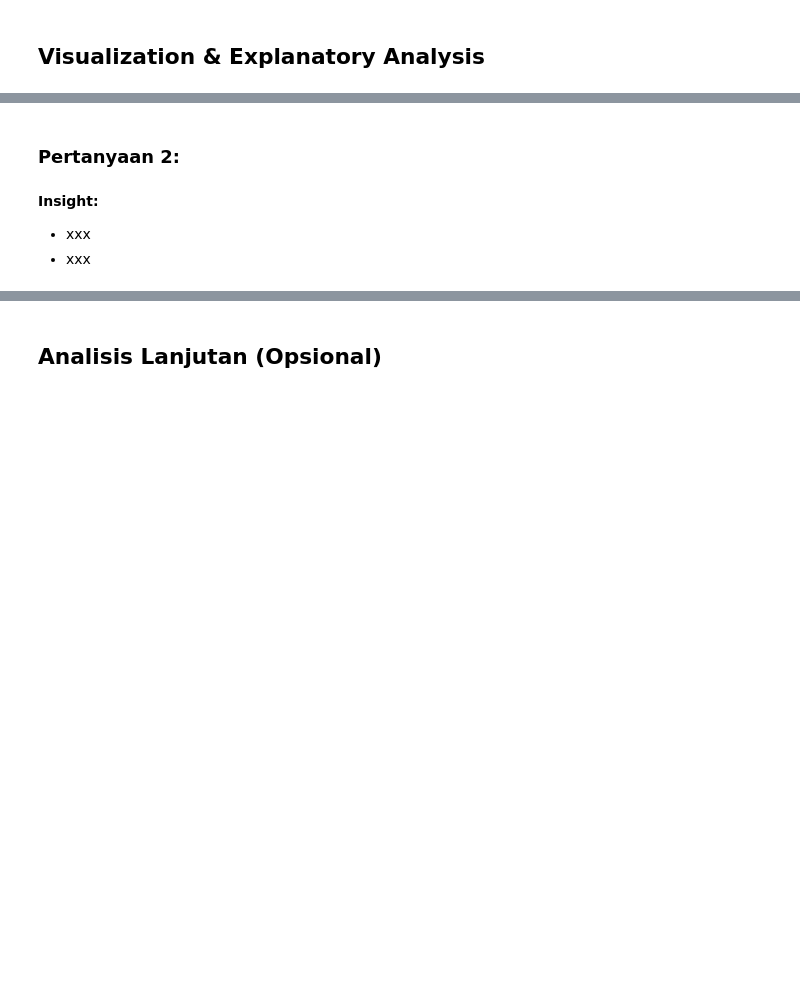
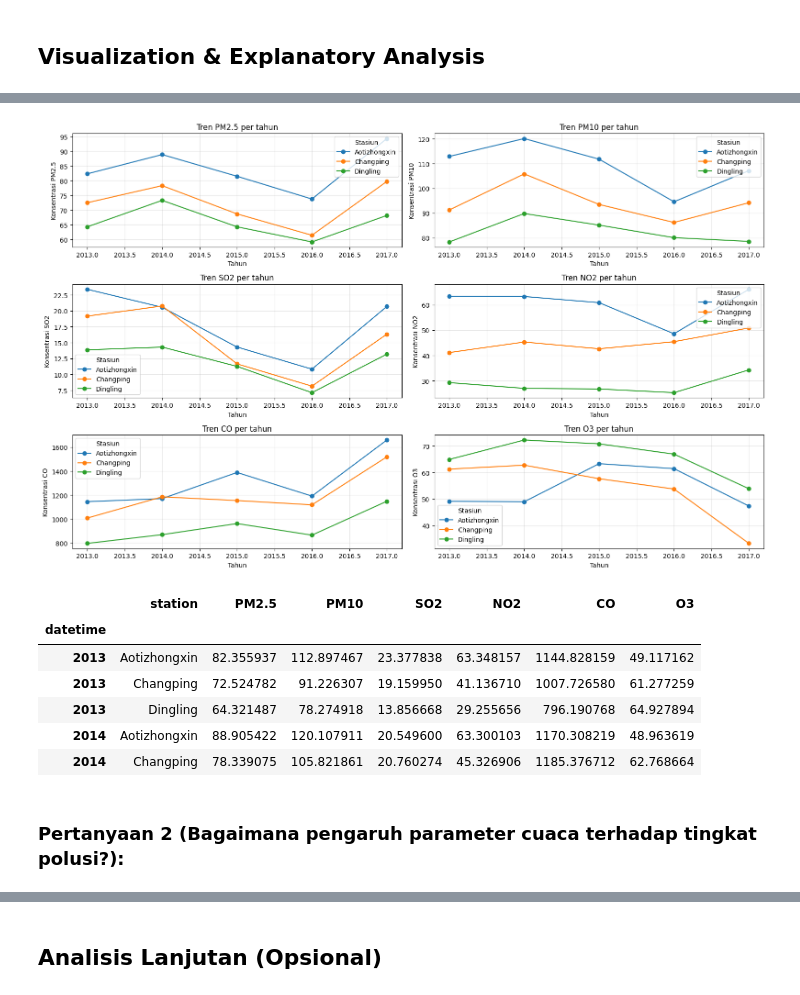
Before and after one commit to LuciferLovesMe/submission-data-analysis, a Jupyter notebook: Proyek_Analisis_Data.ipynb, the cells around one changed output, grey strips where cells are left out. Saved outputs shown, nothing was run; the diff lists cells and outputs as text; code cells hidden in the pictures; blank space fills up the shorter version.

Commit message:
feat/visualization: create visualization & binning data

```diff
--- a/Proyek_Analisis_Data.ipynb
+++ b/Proyek_Analisis_Data.ipynb
@@ -442,0 +437,3 @@ Jumlah duplikasi data pada dataframe Dingling:  0
+# %%
+# Menggabungkan ketiga dataframe
+all_df = pd.concat([aotizhongxin_df, changping_df, dingling_df], axis=0, ignore_index=True)
@@ -446,0 +511,9 @@ Jumlah duplikasi data pada dataframe Dingling:  0
+# %%
+# Menentukan Tren air quality berdasarkan tingkat polutan
+
+# Mencari nilai rata-rata dari semua polutan tiap tahun di masing-masing station
+pollutants = ["PM2.5", "PM10", "SO2", "NO2", "CO", "O3"]
+annual_pollutants = all_df.groupby([all_df["datetime"].dt.year, 'station'])[pollutants].mean().reset_index()
+
+annual_pollutants.set_index("datetime", inplace=True)
+annual_pollutants.head()
@@ -447,6 +528,31 @@ Jumlah duplikasi data pada dataframe Dingling:  0
+# %%
+# Membuat visualisasi data berdasarkan dataframe annual pollutants
+
+plt.figure(figsize=(16, 10))
+for i, pollutant in enumerate(pollutants, 1):
+    plt.subplot(3, 2, i)
+    for station in annual_pollutants['station'].unique():
+        subset = annual_pollutants[annual_pollutants['station'] == station]
+        plt.plot(subset.index, subset[pollutant], marker='o', label=station)
+
+    plt.title(f'Tren {pollutant} per tahun')
+    plt.xlabel("Tahun")
+    plt.ylabel(f"Konsentrasi {pollutant}")
+    plt.grid(alpha=0.3)
+    plt.legend(title='Stasiun')
+
+plt.tight_layout()
+plt.show()
+
+annual_pollutants.head() # Menampilkan beberapa contoh data untuk analisis
+# %% [output]
+[figure, added]
+|  | station | PM2.5 | PM10 | SO2 | NO2 | CO | O3 |
+| datetime |  |  |  |  |  |  |  |
+| 2013 | Aotizhongxin | 82.355937 | 112.897467 | 23.377838 | 63.348157 | 1144.828159 | 49.117162 |
+| 2013 | Changping | 72.524782 | 91.226307 | 19.159950 | 41.136710 | 1007.726580 | 61.277259 |
+| 2013 | Dingling | 64.321487 | 78.274918 | 13.856668 | 29.255656 | 796.190768 | 64.927894 |
+| 2014 | Aotizhongxin | 88.905422 | 120.107911 | 20.549600 | 63.300103 | 1170.308219 | 48.963619 |
+| 2014 | Changping | 78.339075 | 105.821861 | 20.760274 | 45.326906 | 1185.376712 | 62.768664 |
 # %% [markdown]
-### Pertanyaan 2:
+### Pertanyaan 2 (Bagaimana pengaruh parameter cuaca terhadap tingkat polusi?):
-# %% [markdown]
-**Insight:**
-- xxx
-- xxx
```
Also changed, not shown: parts of 15 cells of this notebook, 1 other file.
